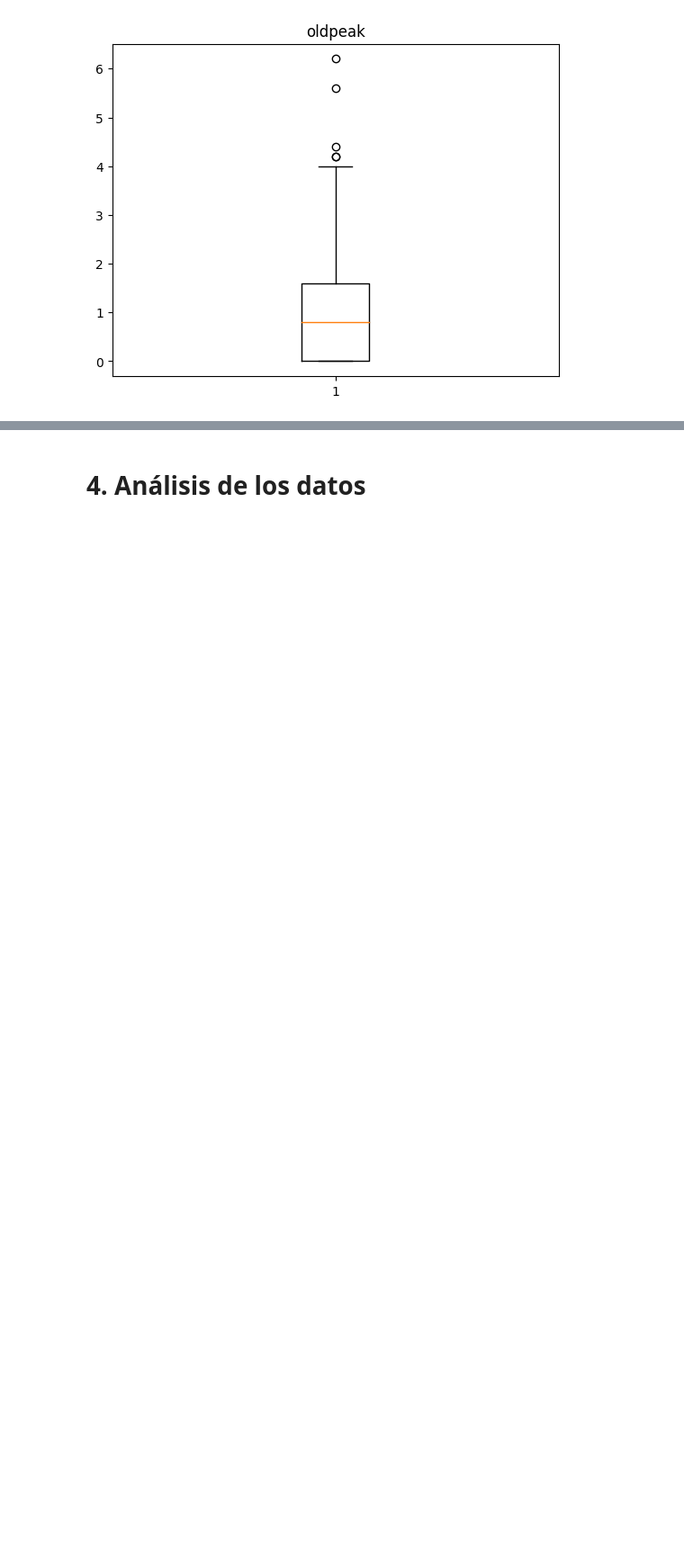
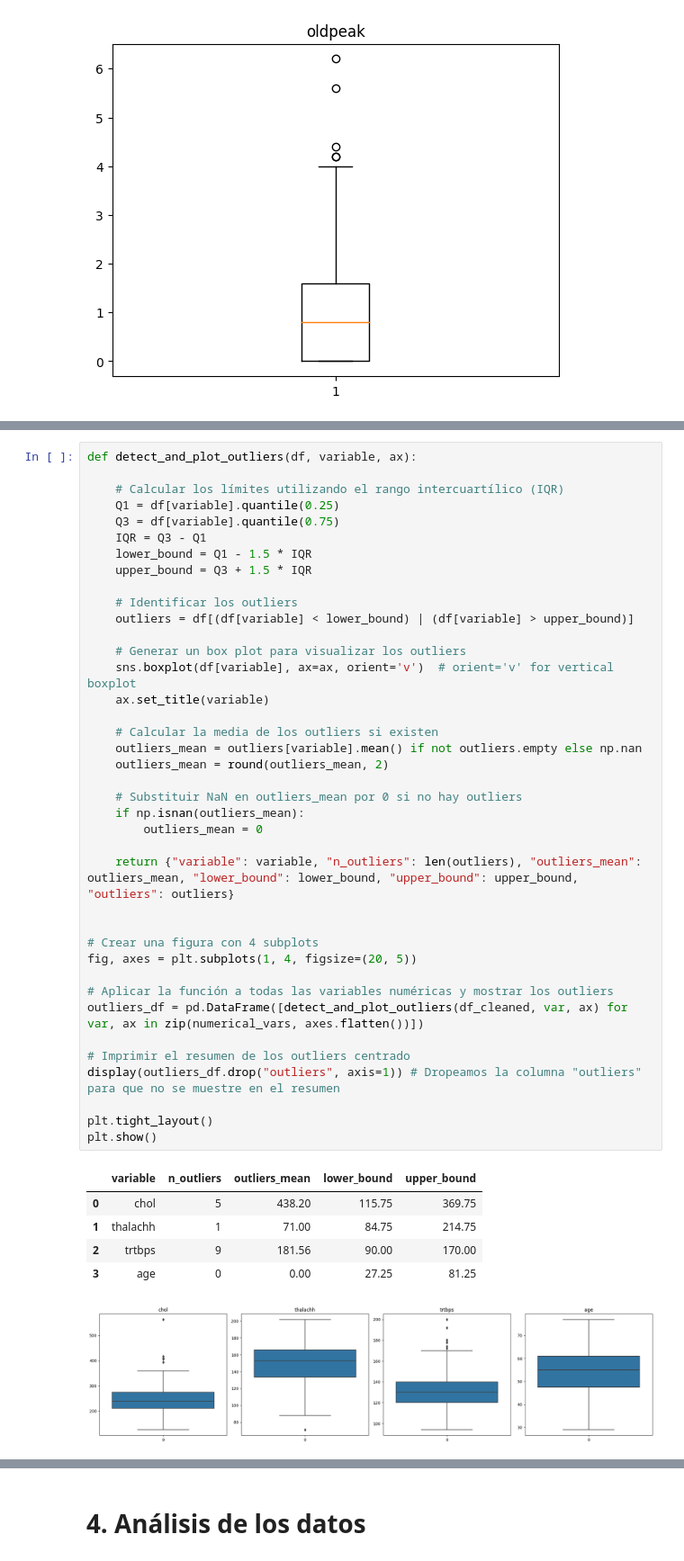
Before and after one commit to OscarTienda/heart-attack-analysis-prection, a Jupyter notebook: code/heart-attack-analysis-prediction.ipynb, the cells around one changed output, grey strips where cells are left out. Shown at 90% size. Saved outputs shown, nothing was run; the diff lists cells and outputs as text; blank space fills up the shorter version.

Commit message:
feat_&_style/_another_version_of_outliers_visualization_pending_to_approve

```diff
--- a/code/heart-attack-analysis-prediction.ipynb
+++ b/code/heart-attack-analysis-prediction.ipynb
@@ -313,3 +317,49 @@ Número de outliers: 5
+# %%
+def detect_and_plot_outliers(df, variable, ax):
+
+    # Calcular los límites utilizando el rango intercuartílico (IQR)
+    Q1 = df[variable].quantile(0.25)
+    Q3 = df[variable].quantile(0.75)
+    IQR = Q3 - Q1
+    lower_bound = Q1 - 1.5 * IQR
+    upper_bound = Q3 + 1.5 * IQR
+
+    # Identificar los outliers
+    outliers = df[(df[variable] < lower_bound) | (df[variable] > upper_bound)]
+
+    # Generar un box plot para visualizar los outliers
+    sns.boxplot(df[variable], ax=ax, orient='v')  # orient='v' for vertical boxplot
+    ax.set_title(variable)
+
+    # Calcular la media de los outliers si existen
+    outliers_mean = outliers[variable].mean() if not outliers.empty else np.nan
+    outliers_mean = round(outliers_mean, 2)
+
+    # Substituir NaN en outliers_mean por 0 si no hay outliers
+    if np.isnan(outliers_mean):
+        outliers_mean = 0
+
+    return {"variable": variable, "n_outliers": len(outliers), "outliers_mean": outliers_mean, "lower_bound": lower_bound, "upper_bound": upper_bound, "outliers": outliers}
+
+
+# Crear una figura con 4 subplots
+fig, axes = plt.subplots(1, 4, figsize=(20, 5))
+
+# Aplicar la función a todas las variables numéricas y mostrar los outliers
+outliers_df = pd.DataFrame([detect_and_plot_outliers(df_cleaned, var, ax) for var, ax in zip(numerical_vars, axes.flatten())])
+
+# Imprimir el resumen de los outliers centrado
+display(outliers_df.drop("outliers", axis=1)) # Dropeamos la columna "outliers" para que no se muestre en el resumen
+
+plt.tight_layout()
+plt.show()
+# %% [output]
+|  | variable | n_outliers | outliers_mean | lower_bound | upper_bound |
+| 0 | chol | 5 | 438.20 | 115.75 | 369.75 |
+| 1 | thalachh | 1 | 71.00 | 84.75 | 214.75 |
+| 2 | trtbps | 9 | 181.56 | 90.00 | 170.00 |
+| 3 | age | 0 | 0.00 | 27.25 | 81.25 |
+[figure, added]
 # %% [markdown]
 A continuación, se muestra un resumen de las variables con outliers y la cantidad de outliers detectados en cada una:
 
```
Also changed, not shown: parts of 1 cell of this notebook.
